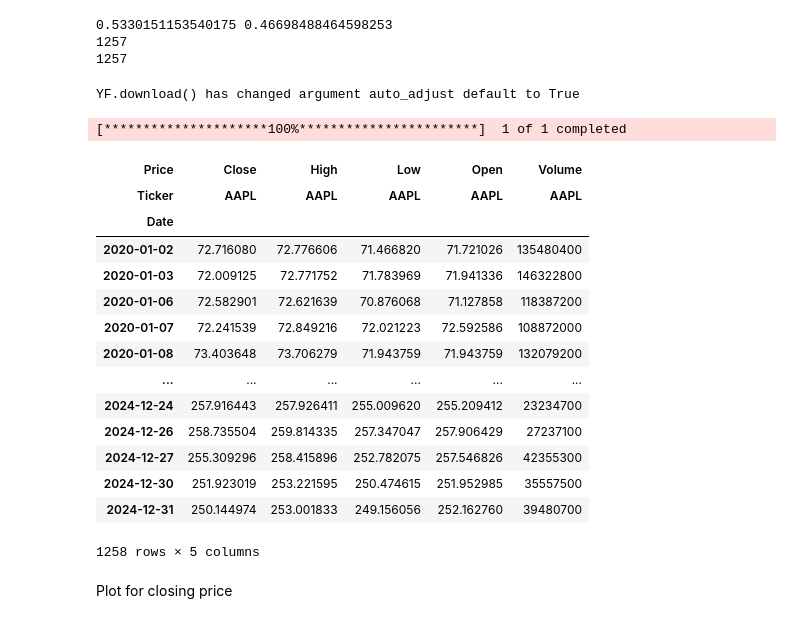
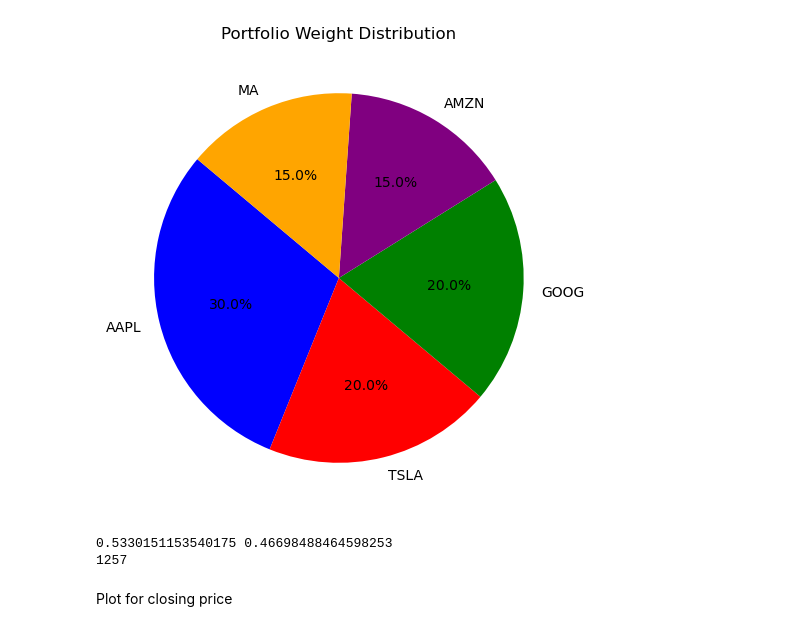
Before and after one commit to Fkie01/kelly-criterian, a Jupyter notebook: KellyCriterion.ipynb, the cells around one changed output. Cells and saved outputs as stored; diff of their text form; code cells hidden in the pictures.

```diff
--- a/KellyCriterion.ipynb
+++ b/KellyCriterion.ipynb
@@ -41,3 +59,10 @@ stock_data
+# %%
+plt.figure(figsize=(6, 6))
+plt.pie(weights, labels=stocks, autopct='%1.1f%%', colors=['blue', 'red', 'green', 'purple', 'orange'], startangle=140)
+plt.title("Portfolio Weight Distribution")
+plt.show()
+# %% [output]
+[figure, added]
 # %%
 p_win = 0
 for ret in stock_data['Daily return']:
@@ -46,57 +71,10 @@ for ret in stock_data['Daily return']:
 p_win /= len(stock_data['Daily return'])
 p_loss = 1 - p_win
 print(p_win, p_loss)
+print(len(stock_data))
 # %% [output]
 0.5330151153540175 0.46698488464598253
 1257
-1257
-# %%
-def get_info(stock: str, startDate: str, endDate: str):
-    return yf.download(stock, start=startDate, end=endDate)
-
-def get_price(df):
-    return df['Close'].values
-
-# sp500 = pd.read_csv('sp500.csv', index_col='date', sep=";")
-
-# returns_sp500 = sp500['sp500'].pct_change()
-# shift_returns_sp500 = returns_sp500.shift(-1)
-
-# expanding_kelly = get_kelly(returns_sp500)
-
-# parameters_df = pd.DataFrame()
-# parameters_df['kelly'] = expanding_kelly
-# parameters_df['Next day return'] = shift_returns_sp500
-# parameters_df['mean'] = returns_sp500.expanding(400).mean()
-
-# # prepare data using yfinance
-df = get_info('AAPL', '2020-01-01', '2025-01-01')
-# # extract close col, calcurate simple returns
-# df['PriceChange'] = df['Close'].pct_change()
-# price_change = df['PriceChange']
-# price_change = price_change.dropna()
-# df = df.dropna() # drop Nan value
-# %% [output]
-YF.download() has changed argument auto_adjust default to True
-[*********************100%***********************]  1 of 1 completed
-# %%
-df
-# %% [output]
-| Price | Close | High | Low | Open | Volume |
-| Ticker | AAPL | AAPL | AAPL | AAPL | AAPL |
-| Date |  |  |  |  |  |
-| 2020-01-02 | 72.716080 | 72.776606 | 71.466820 | 71.721026 | 135480400 |
-| 2020-01-03 | 72.009125 | 72.771752 | 71.783969 | 71.941336 | 146322800 |
-| 2020-01-06 | 72.582901 | 72.621639 | 70.876068 | 71.127858 | 118387200 |
-| 2020-01-07 | 72.241539 | 72.849216 | 72.021223 | 72.592586 | 108872000 |
-| 2020-01-08 | 73.403648 | 73.706279 | 71.943759 | 71.943759 | 132079200 |
-| ... | ... | ... | ... | ... | ... |
-| 2024-12-24 | 257.916443 | 257.926411 | 255.009620 | 255.209412 | 23234700 |
-| 2024-12-26 | 258.735504 | 259.814335 | 257.347047 | 257.906429 | 27237100 |
-| 2024-12-27 | 255.309296 | 258.415896 | 252.782075 | 257.546826 | 42355300 |
-| 2024-12-30 | 251.923019 | 253.221595 | 250.474615 | 251.952985 | 35557500 |
-| 2024-12-31 | 250.144974 | 253.001833 | 249.156056 | 252.162760 | 39480700 |
-1258 rows × 5 columns
 # %% [markdown]
 Plot for closing price
 # %%
```
Also changed, not shown: parts of 9 cells of this notebook.
